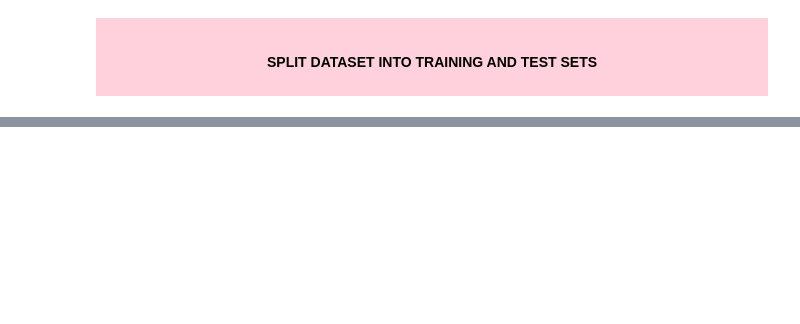
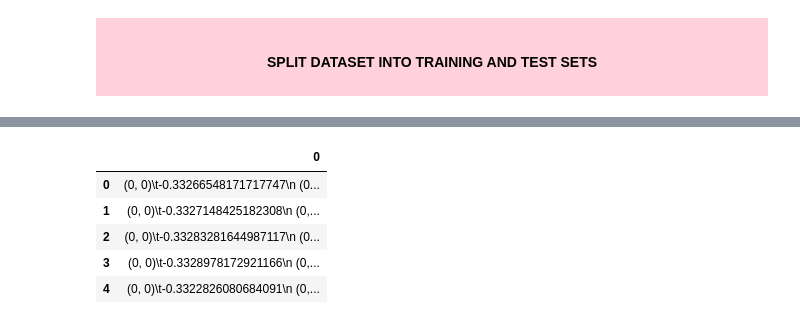
Before and after one commit to SalmaChaaban/COMP247_End_to_End_Project, a Jupyter notebook: GroupProjectv7.ipynb, the cells around one changed output, grey strips where cells are left out. Saved outputs shown, nothing was run; the diff lists cells and outputs as text; code cells hidden in the pictures; blank space fills up the shorter version.

```diff
--- a/GroupProjectv7.ipynb
+++ b/GroupProjectv7.ipynb
@@ -825,0 +878,15 @@ Categorical features: ['ROAD_CLASS', 'DISTRICT', 'LOCCOORD', 'ACCLOC', 'TRAFFCTL
+# %%
+from sklearn.preprocessing import StandardScaler
+from sklearn.preprocessing import OneHotEncoder
+from sklearn.pipeline import Pipeline
+
+# Build a numerical pipe
+num_pipeline = Pipeline([
+
+    ('imputer', SimpleImputer(strategy='median')),
+    ('std_scale', StandardScaler())
+
+
+])
+# %%
+df_num_tr = num_pipeline.fit_transform(num_features)
@@ -825,0 +902,26 @@ Categorical features: ['ROAD_CLASS', 'DISTRICT', 'LOCCOORD', 'ACCLOC', 'TRAFFCTL
+# %%
+# Build a full pipe
+
+from sklearn.compose import ColumnTransformer
+
+full_pipeline = ColumnTransformer([
+
+    ('num', num_pipeline, num_features.columns.tolist()),
+    ('cat', OneHotEncoder(), cat_features.columns.tolist())
+
+
+])
+# %%
+ksi = train_set.copy()
+ksi_target = train_set['ACCLASS'].copy() #ytrain
+
+ksi_prepared = full_pipeline.fit_transform(ksi) #x_train
+# %%
+pd.DataFrame(ksi_prepared).head()
+# %% [output]
+|  | 0 |
+| 0 | (0, 0)\t-0.33266548171717747\n (0... |
+| 1 | (0, 0)\t-0.3327148425182308\n (0,... |
+| 2 | (0, 0)\t-0.33283281644987117\n (0... |
+| 3 | (0, 0)\t-0.3328978172921166\n (0,... |
+| 4 | (0, 0)\t-0.3322826080684091\n (0,... |
```
Also changed, not shown: parts of 18 cells of this notebook.
